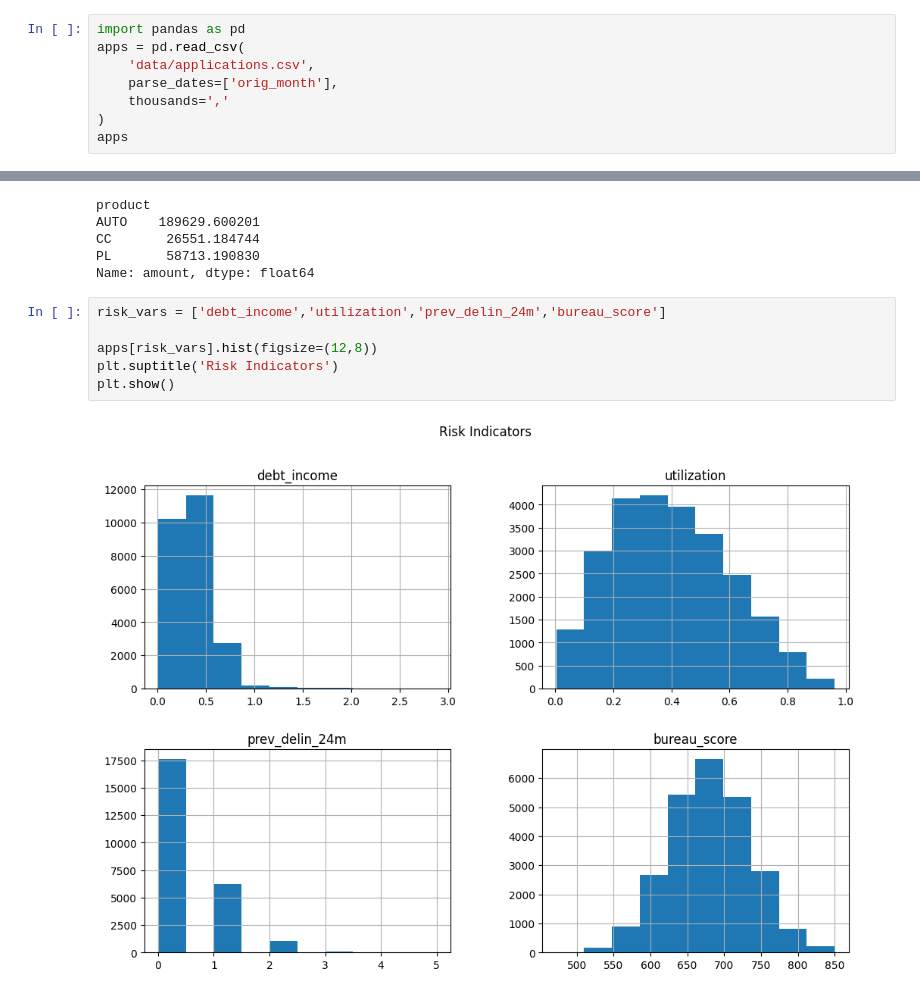
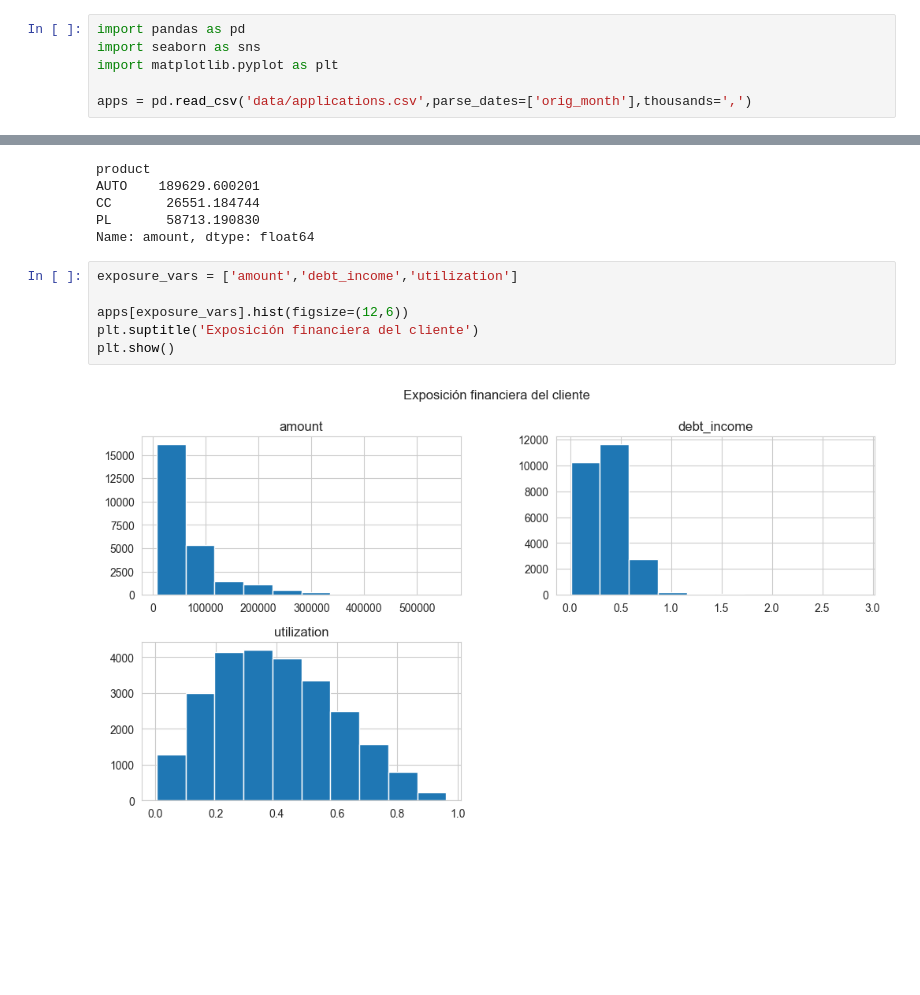
Before and after one commit to lioact/Prueba-Monex, a Jupyter notebook: 01 EDA.ipynb, the cells around one changed output, grey strips where cells are left out. Saved outputs shown, nothing was run; the diff lists cells and outputs as text; blank space fills up the shorter version.

```diff
--- a/01 EDA.ipynb
+++ b/01 EDA.ipynb
@@ -2,9 +2,7 @@
 # EDA Applications
 # %%
 import pandas as pd
-apps = pd.read_csv(
-    'data/applications.csv',
-    parse_dates=['orig_month'],
-    thousands=','
-)
-apps
+import seaborn as sns
+import matplotlib.pyplot as plt
+
+apps = pd.read_csv('data/applications.csv',parse_dates=['orig_month'],thousands=',')
@@ -110,10 +88,10 @@ CC       26551.184744
 PL       58713.190830
 Name: amount, dtype: float64
 # %%
-risk_vars = ['debt_income','utilization','prev_delin_24m','bureau_score']
+exposure_vars = ['amount','debt_income','utilization']
 
-apps[risk_vars].hist(figsize=(12,8))
-plt.suptitle('Risk Indicators')
+apps[exposure_vars].hist(figsize=(12,6))
+plt.suptitle('Exposición financiera del cliente')
 plt.show()
 # %% [output]
-[figure, old version]
+[figure, new version]
```
Also changed, not shown: parts of 20 cells of this notebook, 4 other files.
